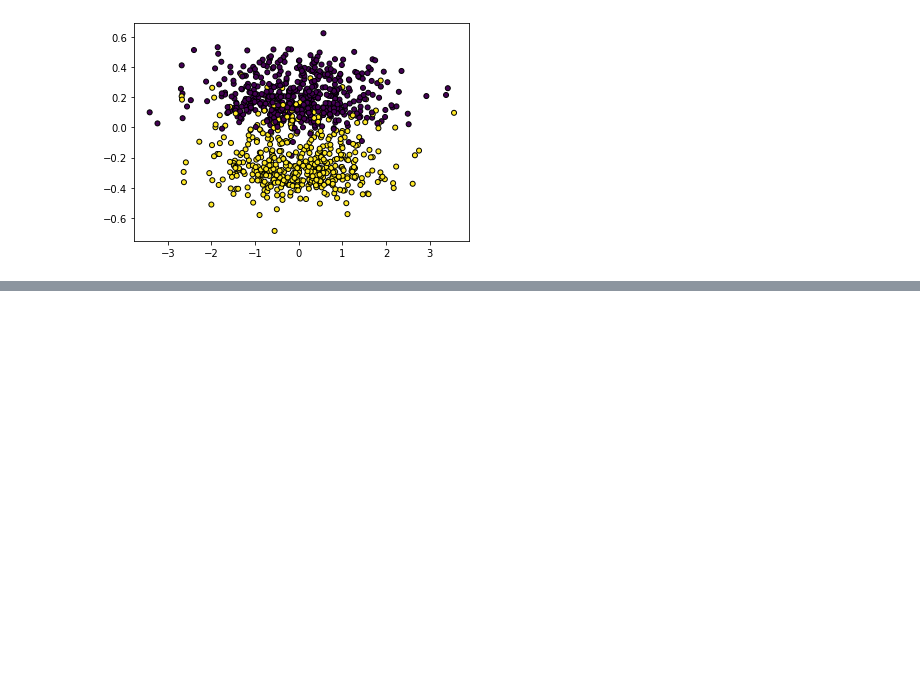
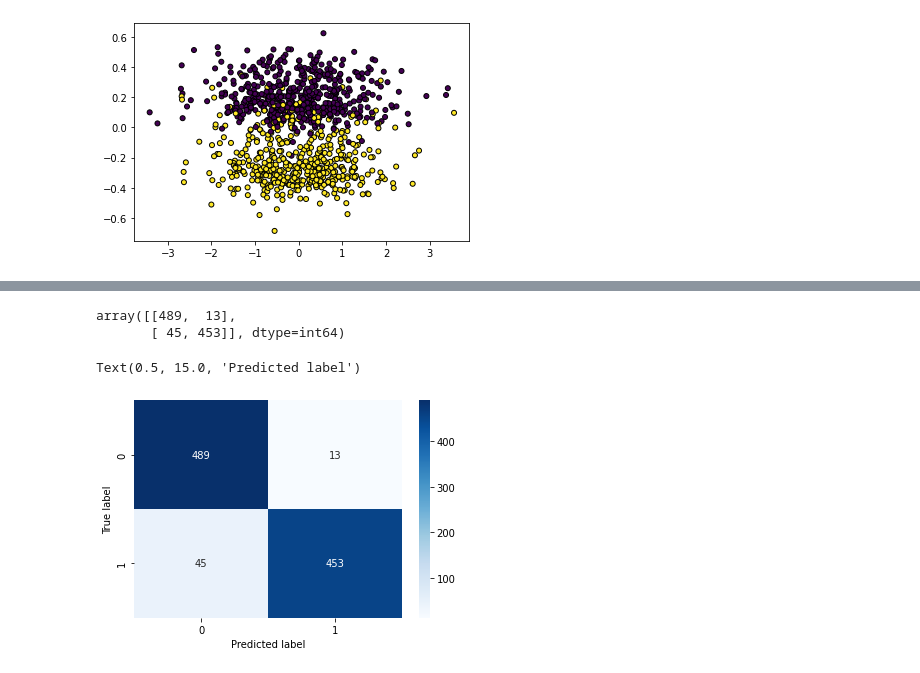
Before and after one commit to saraoe/NLP-E21, a Jupyter notebook: syllabus/classes/class4/class4_exercise.ipynb, the cells around one changed output, grey strips where cells are left out. Saved outputs shown, nothing was run; the diff lists cells and outputs as text; code cells hidden in the pictures; blank space fills up the shorter version.

Commit message:
conf mat

```diff
--- a/syllabus/classes/class4/class4_exercise.ipynb
+++ b/syllabus/classes/class4/class4_exercise.ipynb
@@ -341,0 +349,19 @@ plt.show()
+# %%
+from sklearn.metrics import confusion_matrix
+predictions = predicted > 0.5
+conf_mat = confusion_matrix(y_numpy, predictions)
+conf_mat
+# %% [output]
+array([[489,  13],
+       [ 45, 453]], dtype=int64)
+# %%
+import seaborn as sns
+
+conf_mat.astype("int")
+
+sns.heatmap(conf_mat, annot = True, fmt="d", cmap="Blues")
+plt.ylabel('True label')
+plt.xlabel('Predicted label')
+# %% [output]
+Text(0.5, 15.0, 'Predicted label')
+[figure, added]
```
Also changed, not shown: parts of 3 cells of this notebook.
